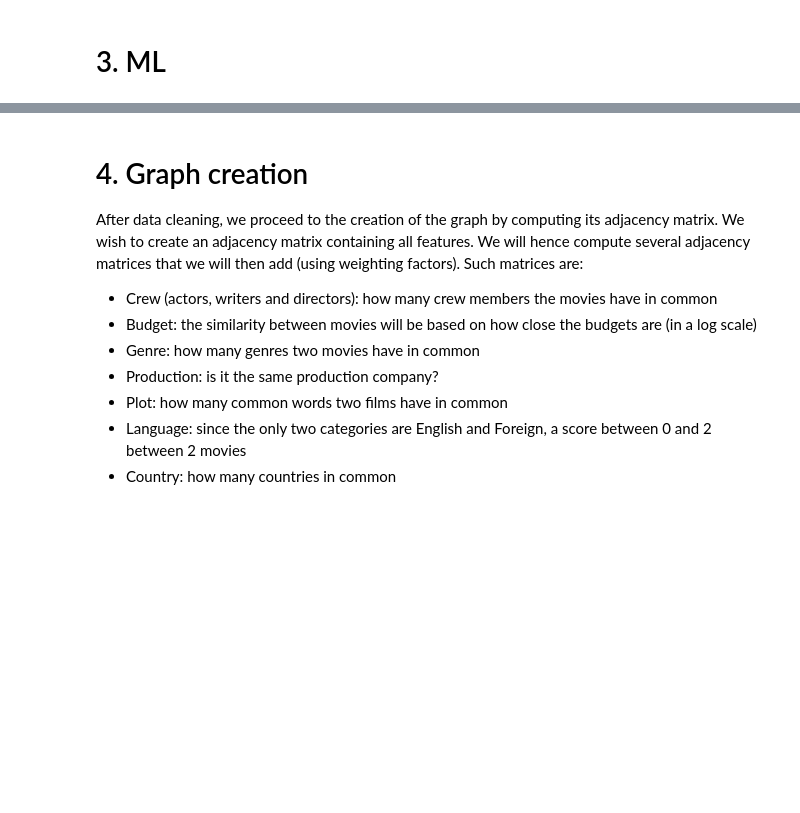
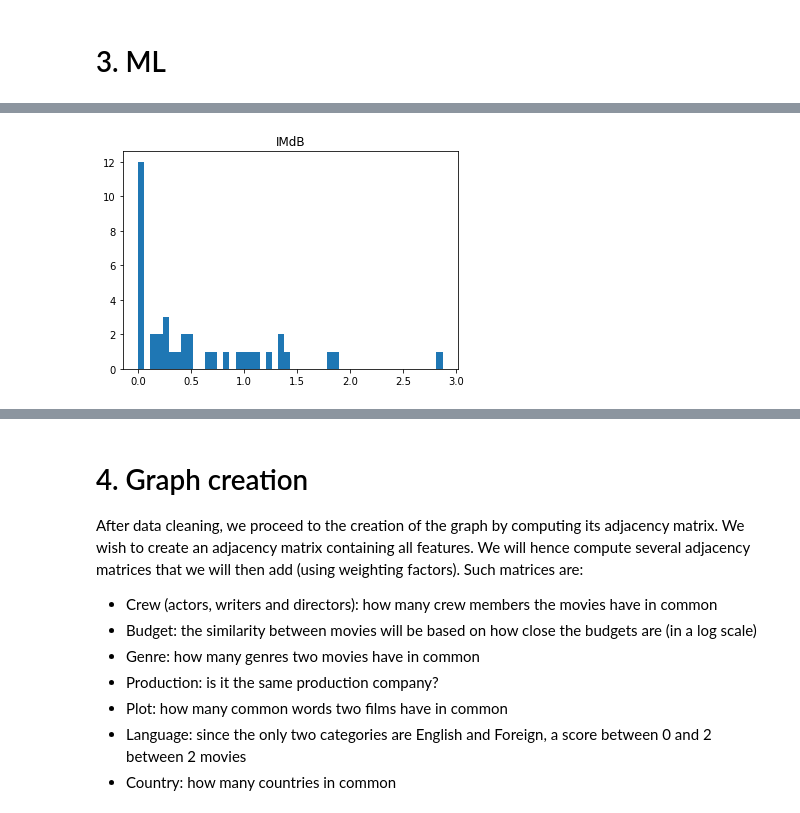
Before and after one commit to illorens/Project_NTDS, a Jupyter notebook: Analysis.ipynb, the cells around one changed output, grey strips where cells are left out. Saved outputs shown, nothing was run; the diff lists cells and outputs as text; code cells hidden in the pictures; blank space fills up the shorter version.

```diff
--- a/Analysis.ipynb
+++ b/Analysis.ipynb
@@ -740,0 +820,4 @@ And we have several labels that define the success of the movie:
+# %%
+from sklearn.model_selection import train_test_split
+
+X_train, X_test, y_train, y_test = train_test_split(features_ml, target_ml, test_size=0.2, random_state=1, shuffle=True)
@@ -740,0 +881,9 @@ And we have several labels that define the success of the movie:
+# %%
+optimal_alpha_l = alpha_range_fine[cv_scores_val_l.mean(axis=1).argmin()]
+lasso_pipeline.set_params(lasso__alpha = optimal_alpha_l)
+
+lasso_pipeline.fit(X_train,y_train['imdbGrade'])
+lasso_predict = lasso_pipeline.predict(X_test)
+
+lasso_regr_imdb = np.abs(lasso_pipeline.named_steps['lasso'].coef_.copy())
+print(lasso_regr_imdb)
@@ -740,0 +907,7 @@ And we have several labels that define the success of the movie:
+# %%
+plt.figure(1)
+plt.hist(np.abs(lasso_regr_imdb),bins=50)
+plt.title('IMdB')
+plt.show()
+# %% [output]
+[figure, added]
```
Also changed, not shown: parts of 58 cells of this notebook.
